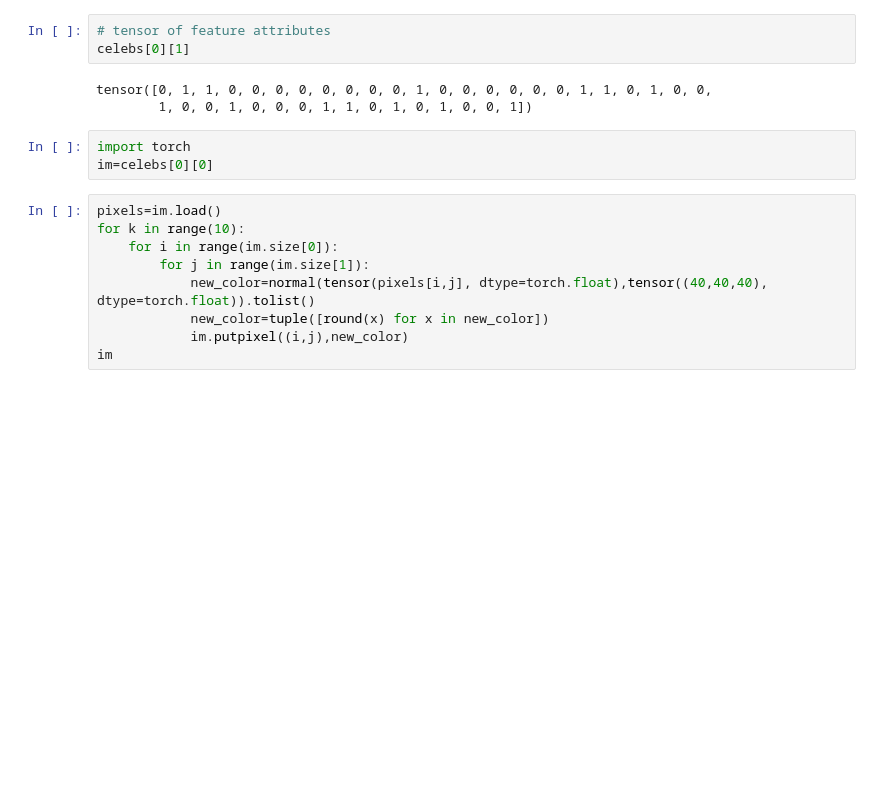
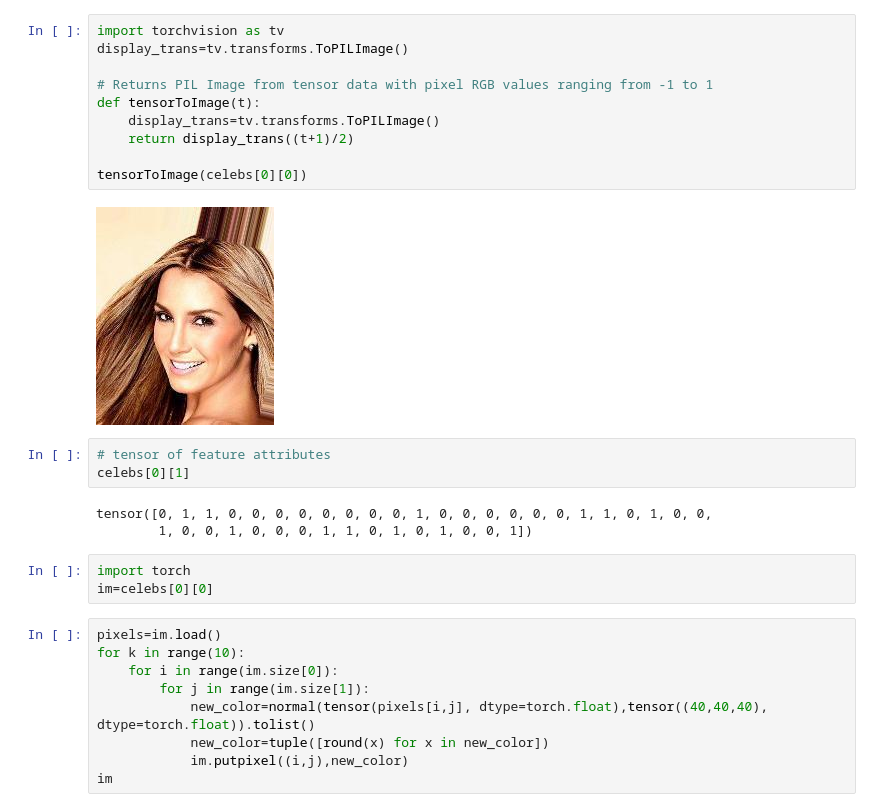
Before and after one commit to JacksonMHoke/diffusion_project, a Jupyter notebook: playground.ipynb, the cells around one changed output. Saved outputs shown, nothing was run; the diff lists cells and outputs as text; blank space fills up the shorter version.

```diff
--- a/playground.ipynb
+++ b/playground.ipynb
@@ -36,3 +65,15 @@ celebs[0][0]
+# %%
+import torchvision as tv
+display_trans=tv.transforms.ToPILImage()
+
+# Returns PIL Image from tensor data with pixel RGB values ranging from -1 to 1
+def tensorToImage(t):
+    display_trans=tv.transforms.ToPILImage()
+    return display_trans((t+1)/2)
+
+tensorToImage(celebs[0][0])
+# %% [output]
+[figure, added]
 # %%
 # tensor of feature attributes
 celebs[0][1]
```
Also changed, not shown: parts of 2 cells of this notebook.
